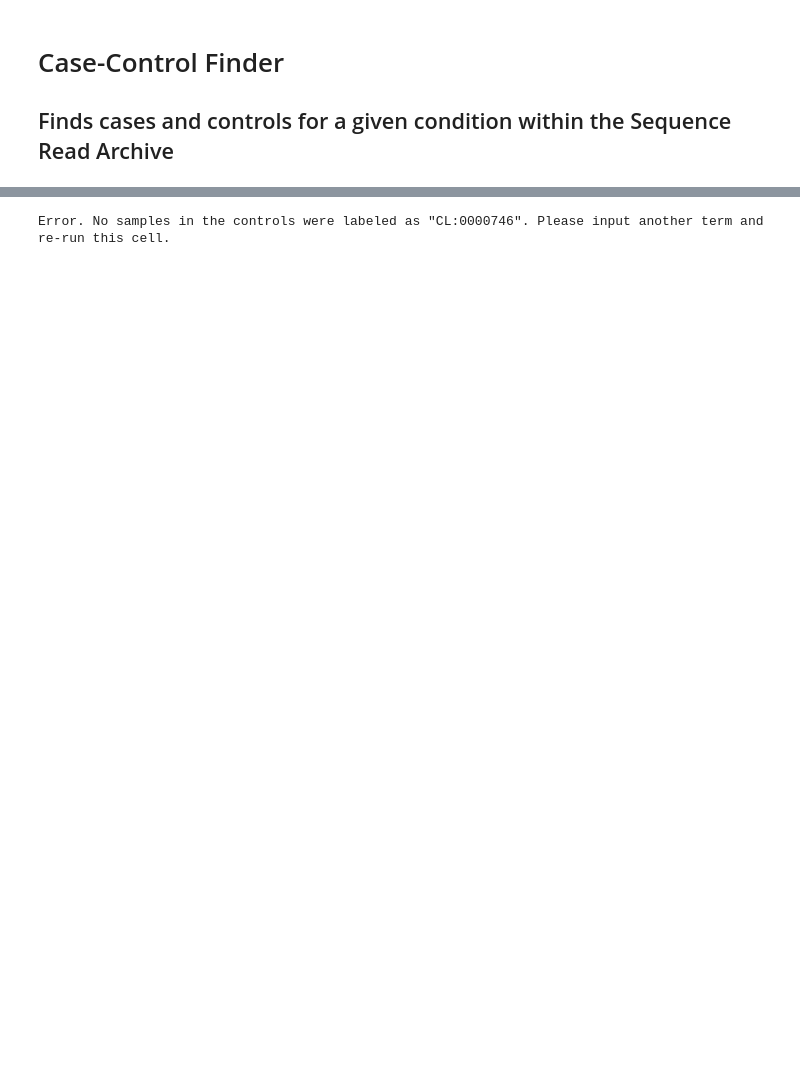
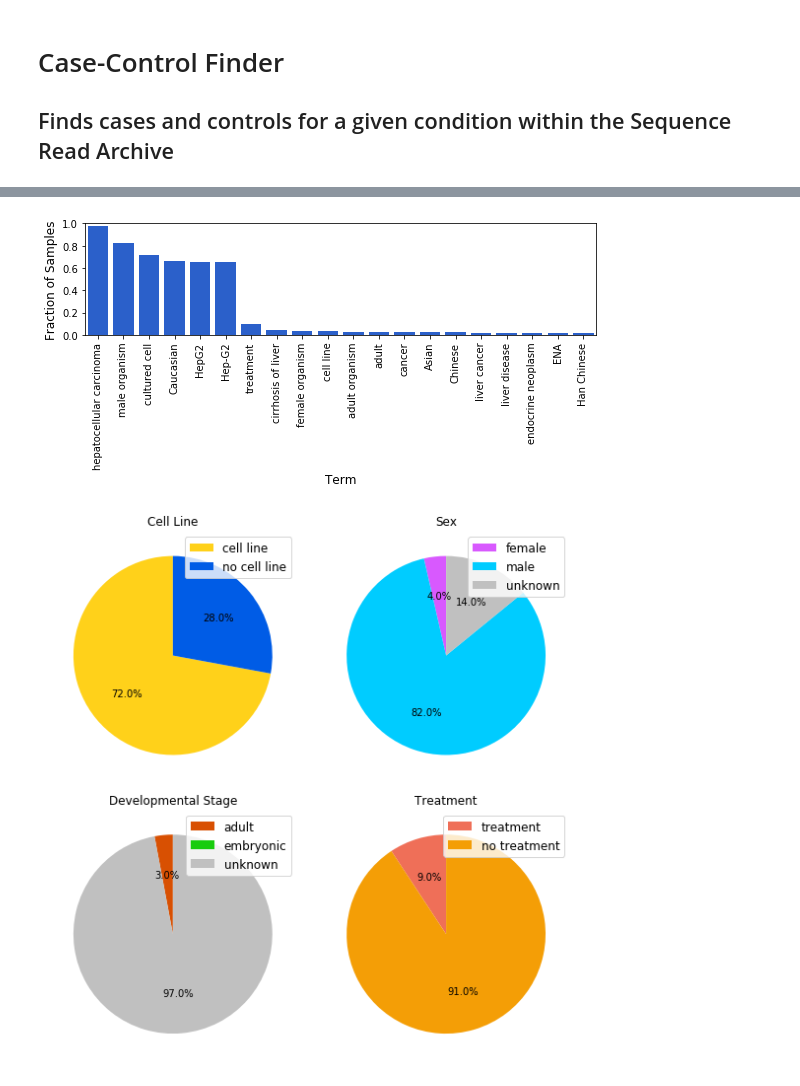
Before and after one commit to mbernste/hypothesis-driven-SRA-queries, a Jupyter notebook: case_control_finder.ipynb, the cells around one changed output, grey strips where cells are left out. Saved outputs shown, nothing was run; the diff lists cells and outputs as text; code cells hidden in the pictures; blank space fills up the shorter version.

```diff
--- a/case_control_finder.ipynb
+++ b/case_control_finder.ipynb
@@ -139,7 +130,7 @@ Explore the fraction of samples associated with other attributes (showing the to
 # following variable to True to view cases or 'False' to view
 # controls.
 
-VIEW_CASES = False                               ## <-- INPUT HERE
+VIEW_CASES = True                               ## <-- INPUT HERE
 
 
 # Enter the tissue or cell type on which to subset your samples. For
@@ -159,33 +150,34 @@ SAVE_BARGRAPH_FIGURE = 'liver_co_terms.png'     ## <-- INPUT HERE
 # to potentially relevant, yet broad, biological categories.
 
 SAVE_PIEGRAPH_FIGURE = 'liver_pie.png'          ## <-- INPUT HERE
 
 
 
 ######################## Generate figures ############################
 
 err_msg = create_barplot_most_common_coterms_match(
     df,
     VIEW_CASES,
     TERM,
     sample_to_ms_terms
 )
 if err_msg is None:
     if SAVE_FIGURE is not None:
         plt.tight_layout()
-        plt.savefig(SAVE_FIGURE, bbox_inchesstr='tight', dpi=150)
+        plt.savefig(SAVE_BARGRAPH_FIGURE, bbox_inchesstr='tight', dpi=150)
     plt.show()
     create_pie_charts_matched(
         df,
         VIEW_CASES,
         TERM,
         sample_to_ms_terms
     )
     if SAVE_FIGURE is not None:
         plt.tight_layout()
-        plt.savefig(SAVE_FIGURE, bbox_inchesstr='tight', dpi=150)
+        plt.savefig(SAVE_PIEGRAPH_FIGURE, bbox_inchesstr='tight', dpi=150)
     plt.show()
 else:
     print("\x1b[31m{}\x1b[31m".format(err_msg))
 # %% [output]
-Error. No samples in the controls were labeled as "CL:0000746". Please input another term and re-run this cell.
+[figure, added]
+[figure, added]
```
Also changed, not shown: parts of 7 cells of this notebook, 12 other files.
